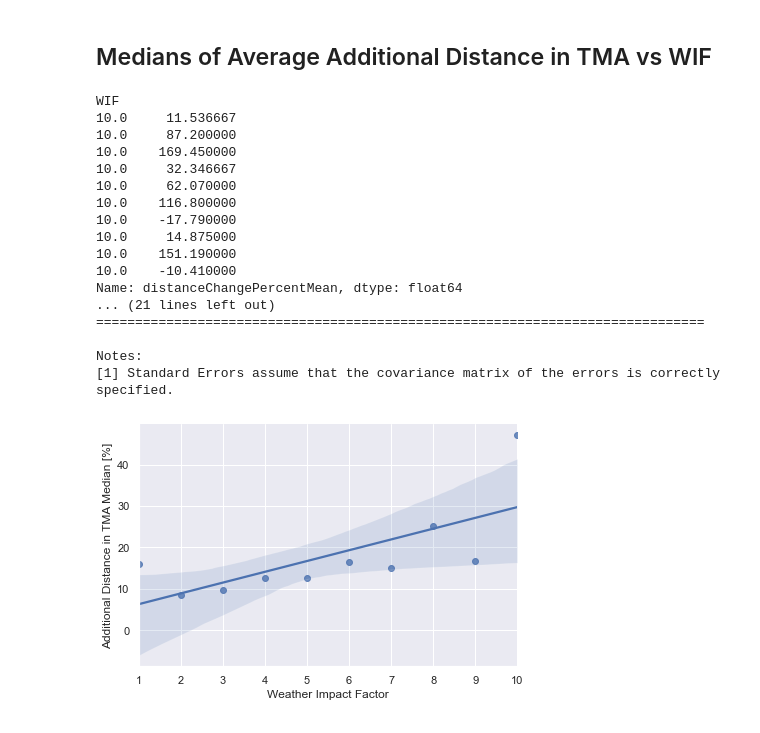
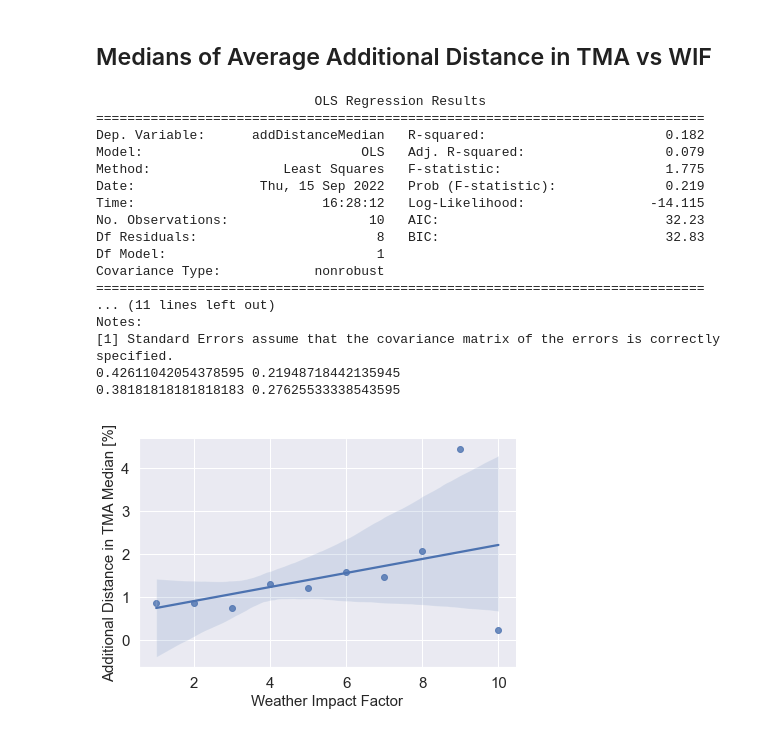
Before and after one commit to anlemett/FlightEfficiencyJournal, a Jupyter notebook: Jupyter/Regression/horizontal_PIs_medians_vs_impact_factors.ipynb, the cells around one changed output. Cells and saved outputs as stored; diff of their text form; code cells hidden in the pictures.

```diff
--- a/Jupyter/Regression/horizontal_PIs_medians_vs_impact_factors.ipynb
+++ b/Jupyter/Regression/horizontal_PIs_medians_vs_impact_factors.ipynb
@@ -21,8 +24,8 @@ from scipy import stats
 # %% [markdown]
 # Data uploading
 # %%
-AIRPORT_ICAO = "ESGG"
-#AIRPORT_ICAO = "ESSA"
+#AIRPORT_ICAO = "ESGG"
+AIRPORT_ICAO = "ESSA"
 
 #runway = "21"
 #cluster = 2
@@ -30,12 +33,6 @@ AIRPORT_ICAO = "ESGG"
 DATA_DIR = os.path.join("..", "..")
 DATA_DIR = os.path.join(DATA_DIR, "data")
 DATA_DIR = os.path.join(DATA_DIR, "Regression")
-
-# AIF
-filename = AIRPORT_ICAO + "_metrics_AIF_horizontal_PIs_by_hour.csv"
-#filename = AIRPORT_ICAO + "_metrics_AIF_horizontal_PIs_by_hour_rwy" + runway + "_cluster" + str(cluster) +".csv"
-full_filename = os.path.join(DATA_DIR, filename)
-metrics_AIF_horizontal_PIs_by_hour_df = pd.read_csv(full_filename, sep=' ')
 
 # WIF
 filename = AIRPORT_ICAO + "_metrics_WIF_horizontal_PIs_by_hour.csv"
@@ -114,61 +133,78 @@ Notes:
 # %%
 df = metrics_WIF_horizontal_PIs_by_hour_df.copy()
 df.dropna(inplace=True)
-df = df[df['numberOfFlights']>0]
-#p1 = df["distanceChangePercentMean"].quantile(0.05)
-#p2 = df["distanceChangePercentMean"].quantile(0.95)
-#df = df.loc[(df['distanceChangePercentMean'] > p1) & (df['distanceChangePercentMean'] < p2) ]
+#df = df[df['numberOfFlights']>0]
+p1 = df["distanceChangePercentMean"].quantile(0.05)
+p2 = df["distanceChangePercentMean"].quantile(0.95)
+df = df.loc[(df['distanceChangePercentMean'] > p1) & (df['distanceChangePercentMean'] < p2) ]
 
 df.set_index(['WIF'], inplace=True)
 df.sort_index(inplace=True)
 
 median_df = pd.DataFrame(columns=['WIF', 'addDistanceMedian'])
 
 for idx, group in df.groupby(level='WIF'):
 
     #idx_df = df.loc[idx]['additionalDistanceMean']
     idx_df = group['distanceChangePercentMean']
-    if idx == 10:
-        print(idx_df)
 
     idx_median = np.median(idx_df)
 
-    median_df = median_df.append({'WIF': idx, 'addDistanceMedian': idx_median}, ignore_index=True)
+    #median_df = median_df.append({'WIF': idx, 'addDistanceMedian': idx_median}, ignore_index=True)
+    new_row = pd.DataFrame({'WIF': idx, 'addDistanceMedian': idx_median}, index=[0])
+    median_df = pd.concat([median_df,new_row]).reset_index(drop=True)
+
+
+median_df['WIF'] = median_df['WIF'].astype(float)
+median_df['addDistanceMedian'] = median_df['addDistanceMedian'].astype(float)
 
 sns.set(rc={'figure.figsize':(1,1)})
 
 sns.lmplot(x='WIF',y='addDistanceMedian',data=median_df,fit_reg=True, height=4, aspect=3/2);
-plt.xlabel('Weather Impact Factor')
-#plt.ylabel('Additional Distance in TMA Median [NM]')
-plt.ylabel('Additional Distance in TMA Median [%]')
+plt.xlabel('Weather Impact Factor', fontsize=15)
+#plt.ylabel('Additional Distance in TMA Median [NM]', fontsize=15)
+plt.ylabel('Additional Distance in TMA Median [%]', fontsize=15)
+plt.xticks(fontsize=15)
+plt.yticks(fontsize=15)
 
 #statsmodel:
 #median_df = median_df[median_df['WIF']<10]
 X_df = median_df[['WIF']]
 y_df = median_df[['addDistanceMedian']]
 
 X2 = sm.add_constant(X_df.values)
 est = sm.OLS(y_df, X2)
 est2 = est.fit()
 print(est2.summary())
 # with outliers - ESGG: 0.49 ESSA: 0.61
 # without outliers - ESGG: 0.18 ESSA: 0.18
+
+x = X_df['WIF'].values.tolist()
+y = y_df['addDistanceMedian'].values.tolist()
+
+# calculate pearnon's correlation
+pearsonr, p = stats.pearsonr(x,y)
+print(pearsonr, p)
+
+# calculate spearman's correlation
+spearmanr, p = stats.spearmanr(x, y)
+print(spearmanr, p)
 # %% [output]
-WIF
-10.0     11.536667
-10.0     87.200000
-10.0    169.450000
-10.0     32.346667
-10.0     62.070000
-10.0    116.800000
-10.0    -17.790000
-10.0     14.875000
-10.0    151.190000
-10.0    -10.410000
-Name: distanceChangePercentMean, dtype: float64
-... (21 lines left out)
+                            OLS Regression Results
 ==============================================================================
-
+Dep. Variable:      addDistanceMedian   R-squared:                       0.182
+Model:                            OLS   Adj. R-squared:                  0.079
+Method:                 Least Squares   F-statistic:                     1.775
+Date:                Thu, 15 Sep 2022   Prob (F-statistic):              0.219
+Time:                        16:28:12   Log-Likelihood:                -14.115
+No. Observations:                  10   AIC:                             32.23
+Df Residuals:                       8   BIC:                             32.83
+Df Model:                           1
+Covariance Type:            nonrobust
+==============================================================================
+... (11 lines left out)
 Notes:
 [1] Standard Errors assume that the covariance matrix of the errors is correctly specified.
+0.42611042054378595 0.21948718442135945
+0.38181818181818183 0.27625533338543595
-[figure, old version]
+[figure, new version]
```
Also changed, not shown: parts of 2 cells of this notebook, 11 other files.
